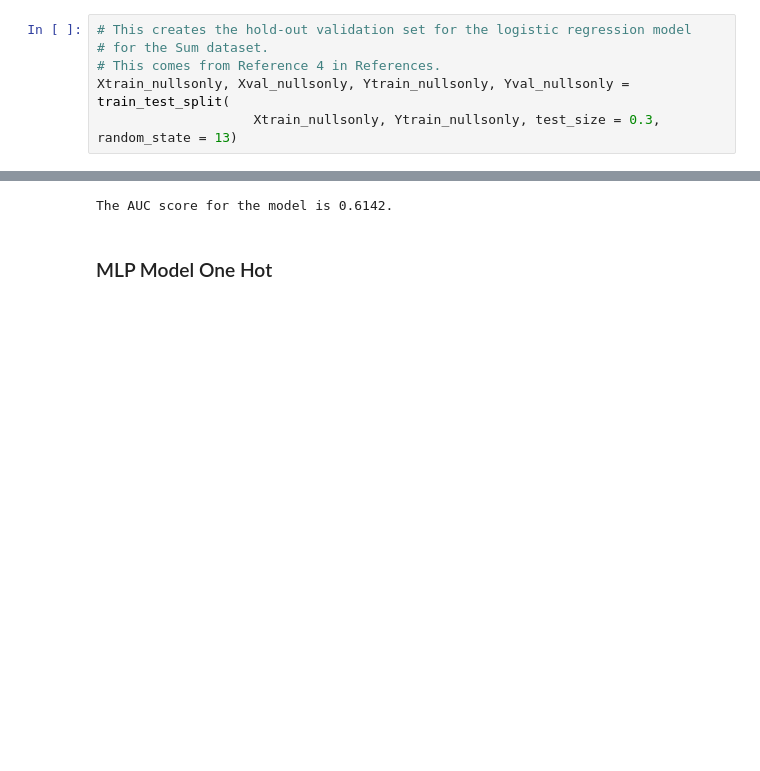
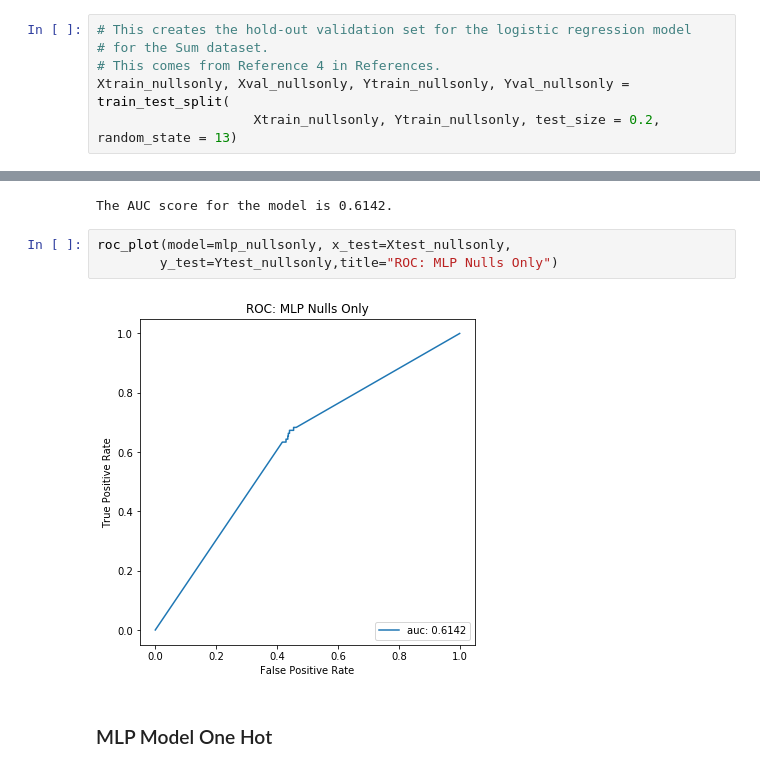
Before and after one commit to brian-campbell-said-mba18/predicting_bankruptcy, a Jupyter notebook: bankruptcy-model.ipynb, the cells around one changed output, grey strips where cells are left out. Saved outputs shown, nothing was run; the diff lists cells and outputs as text; blank space fills up the shorter version.

```diff
--- a/bankruptcy-model.ipynb
+++ b/bankruptcy-model.ipynb
@@ -129,7 +129,7 @@ Ytest_nullsonly = Ytest_nullsonly.ravel()
 # for the Sum dataset.
 # This comes from Reference 4 in References.
 Xtrain_nullsonly, Xval_nullsonly, Ytrain_nullsonly, Yval_nullsonly = train_test_split(
-                    Xtrain_nullsonly, Ytrain_nullsonly, test_size = 0.3, random_state = 13)
+                    Xtrain_nullsonly, Ytrain_nullsonly, test_size = 0.2, random_state = 13)
 # %%
 # This creates the logistic regression model for the Nulls Only Dataset.
 log_nullsonly = LogisticRegression(penalty='l2', max_iter=1000)
@@ -469,6 +509,11 @@ mlp_nullsonly_ROC = roc_auc_score(Ytest_nullsonly, Ypred_nullsonly)
 print("The AUC score for the model is %.4f." % mlp_nullsonly_ROC)
 # %% [output]
 The AUC score for the model is 0.6142.
+# %%
+roc_plot(model=mlp_nullsonly, x_test=Xtest_nullsonly,
+        y_test=Ytest_nullsonly,title="ROC: MLP Nulls Only")
+# %% [output]
+[figure, added]
 # %% [markdown]
 ### MLP Model One Hot
 # %%
```
Also changed, not shown: parts of 18 cells of this notebook.
